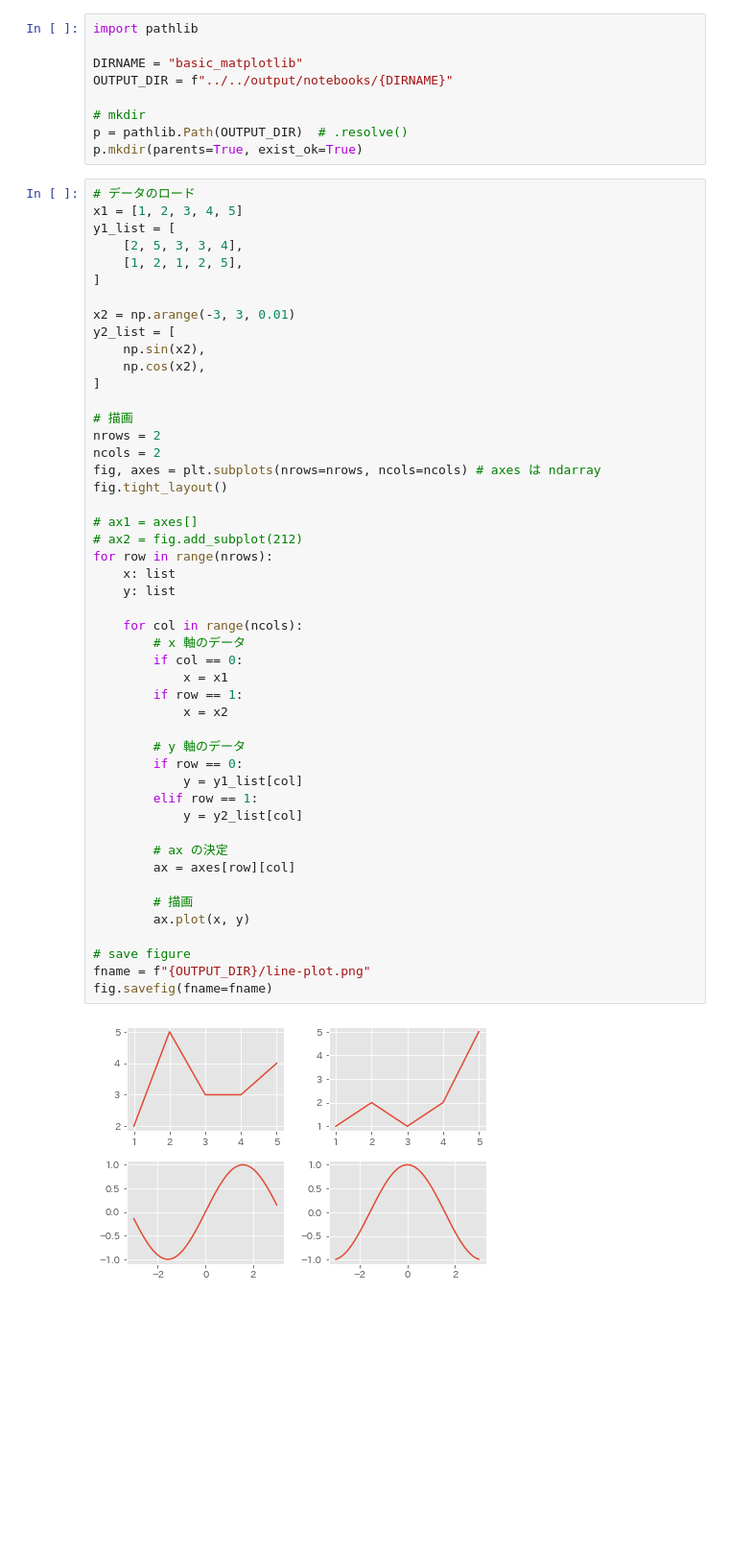
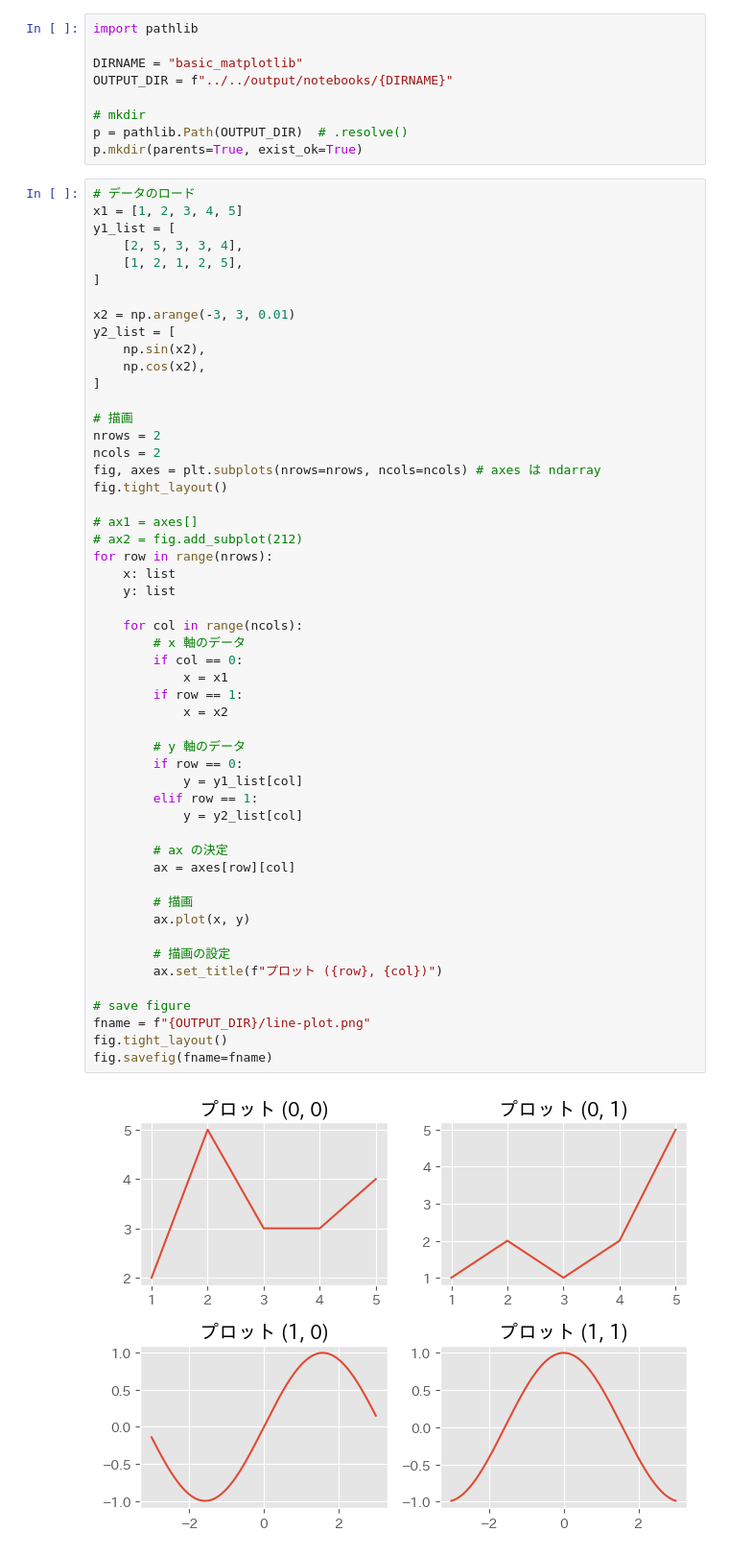
Before and after one commit to nukopy/template-python-data-analysis, a Jupyter notebook: src/notebooks/basic_matplotlib.ipynb, the cells around one changed output. Shown at 96% size. Saved outputs shown, nothing was run; the diff lists cells and outputs as text; blank space fills up the shorter version.

```diff
--- a/src/notebooks/basic_matplotlib.ipynb
+++ b/src/notebooks/basic_matplotlib.ipynb
@@ -35,34 +36,38 @@ fig.tight_layout()
 
 # ax1 = axes[]
 # ax2 = fig.add_subplot(212)
 for row in range(nrows):
     x: list
     y: list
 
     for col in range(ncols):
         # x 軸のデータ
         if col == 0:
             x = x1
         if row == 1:
             x = x2
 
         # y 軸のデータ
         if row == 0:
             y = y1_list[col]
         elif row == 1:
             y = y2_list[col]
 
         # ax の決定
         ax = axes[row][col]
 
         # 描画
         ax.plot(x, y)
 
+        # 描画の設定
+        ax.set_title(f"プロット ({row}, {col})")
+
 # save figure
 fname = f"{OUTPUT_DIR}/line-plot.png"
+fig.tight_layout()
 fig.savefig(fname=fname)
 # %% [output]
-[figure, old version]
+[figure, new version]
 # %%
 # create graph
 G = nx.petersen_graph()
```
Also changed, not shown: parts of 2 cells of this notebook, 2 other files.
